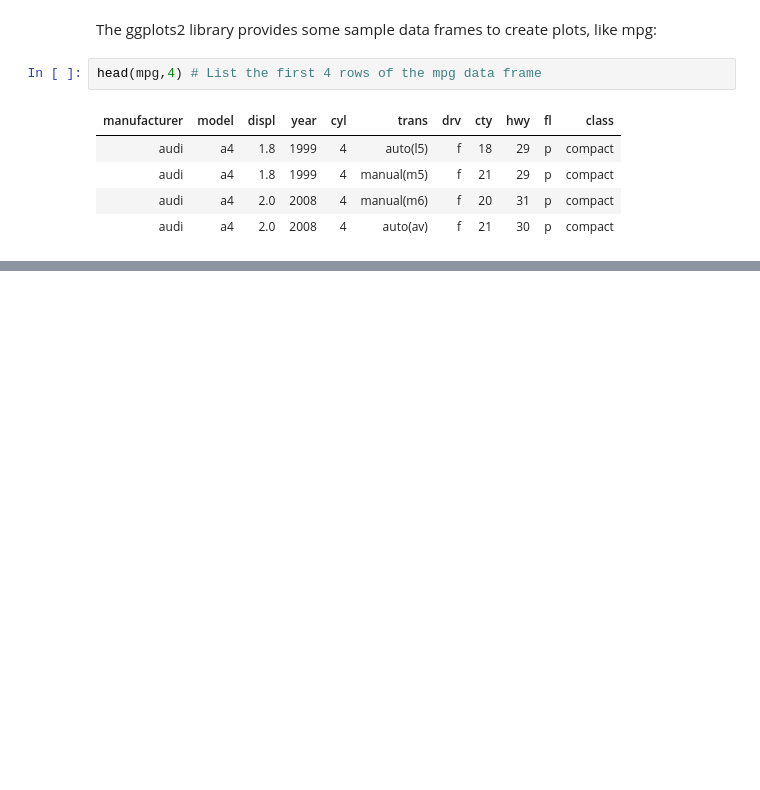
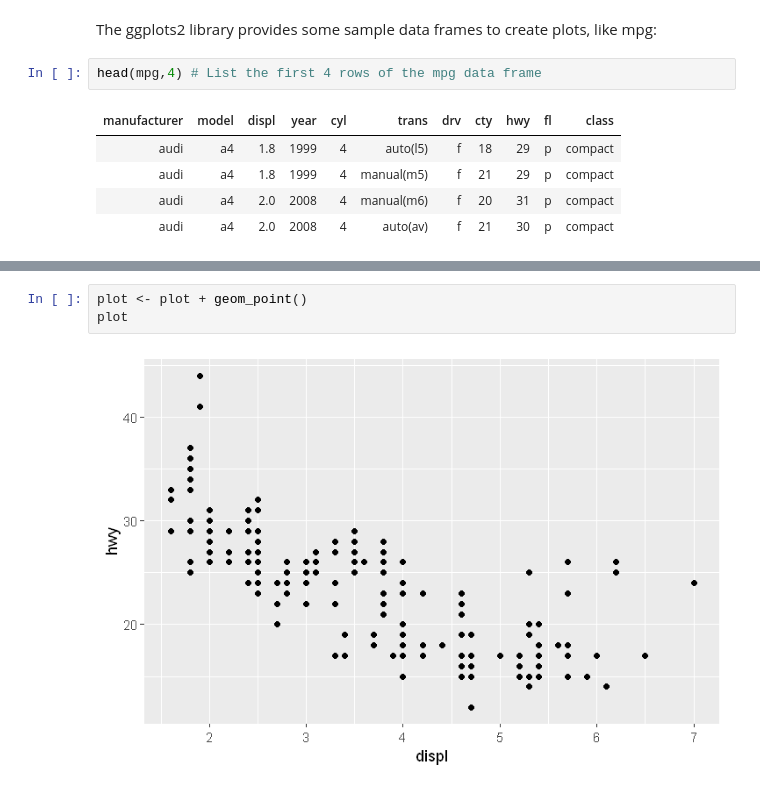
Before and after one commit to mapsa/bioinformatics-workshop-2020, a Jupyter notebook: Introduction_to_R.ipynb, the cells around one changed output, grey strips where cells are left out. Drawn from its saved outputs; the diff is of its cells as text; blank space fills up the shorter version.

```diff
--- a/Introduction_to_R.ipynb
+++ b/Introduction_to_R.ipynb
@@ -217,0 +219,5 @@ base + geom_smooth()
+# %%
+plot <- plot + geom_point()
+plot
+# %% [output]
+[figure, added]
```
Also changed, not shown: parts of 4 cells of this notebook.
